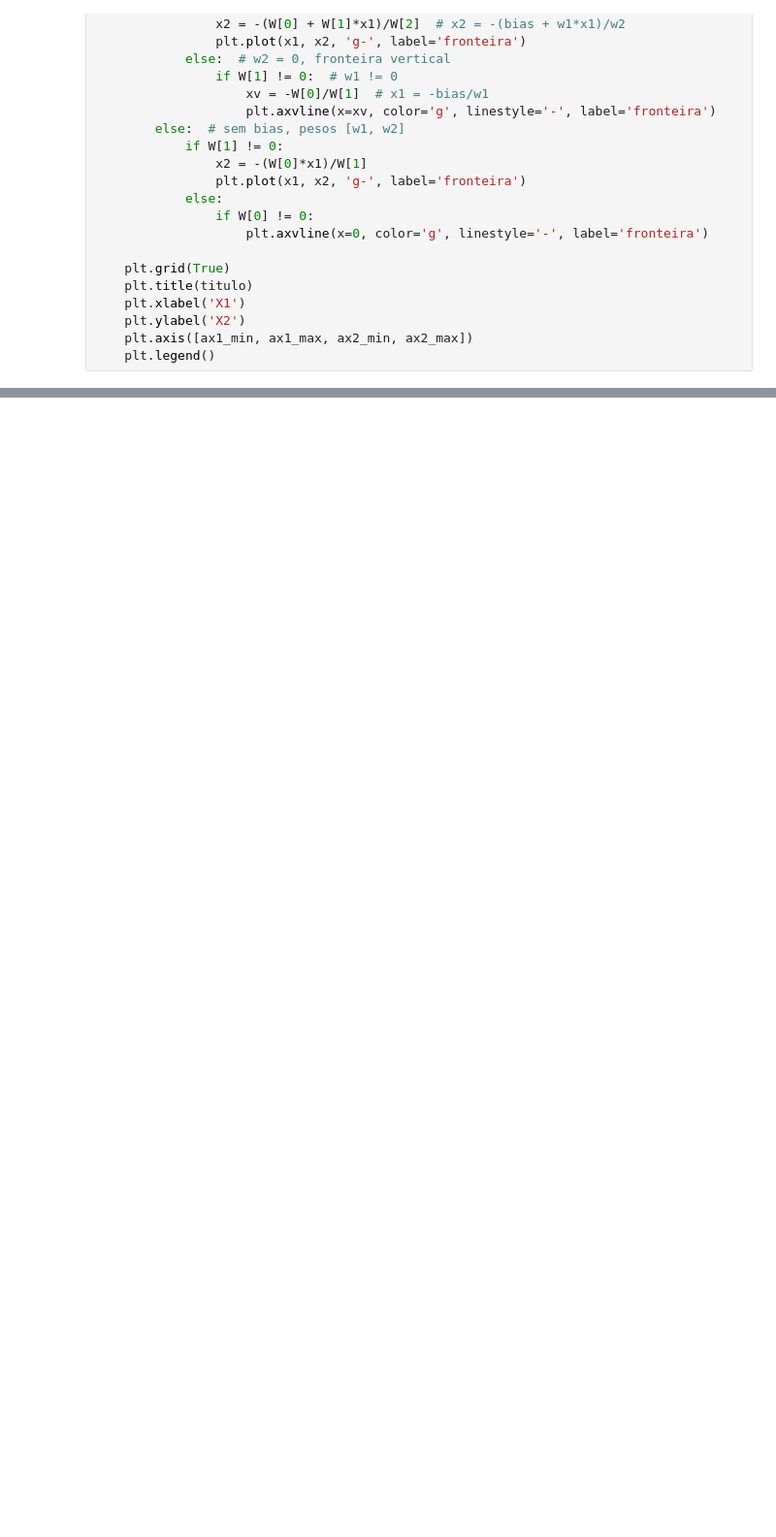
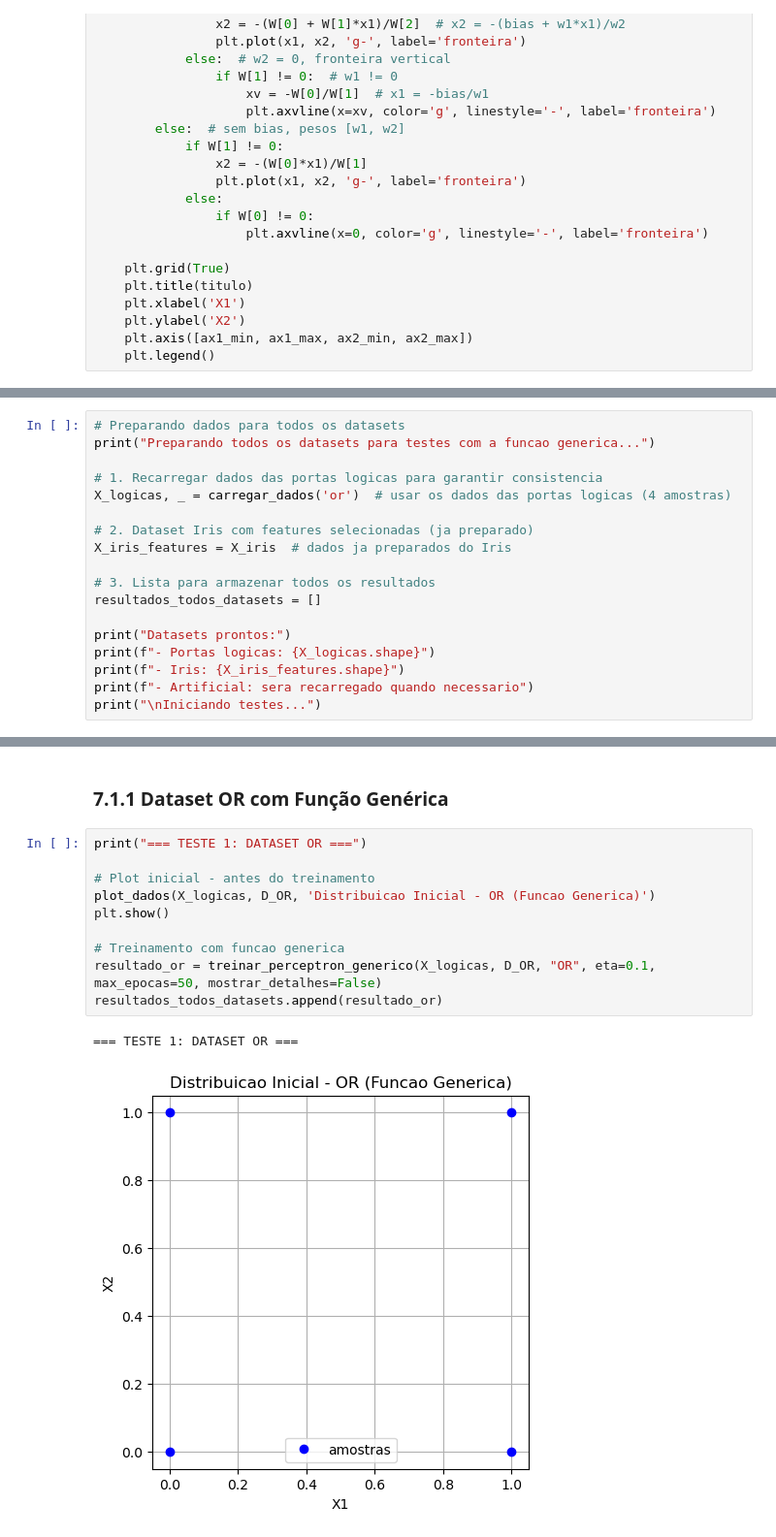
Before and after one commit to patrickcruzutfpr/redes-neurais-aula-02-perceptron, a Jupyter notebook: perceptron_simples.ipynb, the cells around one changed output, grey strips where cells are left out. Shown at 97% size. Drawn from its saved outputs; the diff is of its cells as text; blank space fills up the shorter version.

Commit message:
Feat: implemented a generic function to solve all datasets

```diff
--- a/perceptron_simples.ipynb
+++ b/perceptron_simples.ipynb
@@ -704,0 +705,18 @@ Agora vou testar a função genérica com todos os datasets estudados: OR, AND,
+# %%
+# Preparando dados para todos os datasets
+print("Preparando todos os datasets para testes com a funcao generica...")
+
+# 1. Recarregar dados das portas logicas para garantir consistencia
+X_logicas, _ = carregar_dados('or')  # usar os dados das portas logicas (4 amostras)
+
+# 2. Dataset Iris com features selecionadas (ja preparado)
+X_iris_features = X_iris  # dados ja preparados do Iris
+
+# 3. Lista para armazenar todos os resultados
+resultados_todos_datasets = []
+
+print("Datasets prontos:")
+print(f"- Portas logicas: {X_logicas.shape}")
+print(f"- Iris: {X_iris_features.shape}")
+print(f"- Artificial: sera recarregado quando necessario")
+print("\nIniciando testes...")
@@ -704,0 +731,15 @@ Agora vou testar a função genérica com todos os datasets estudados: OR, AND,
+# %% [markdown]
+### 7.1.1 Dataset OR com Função Genérica
+# %%
+print("=== TESTE 1: DATASET OR ===")
+
+# Plot inicial - antes do treinamento
+plot_dados(X_logicas, D_OR, 'Distribuicao Inicial - OR (Funcao Generica)')
+plt.show()
+
+# Treinamento com funcao generica
+resultado_or = treinar_perceptron_generico(X_logicas, D_OR, "OR", eta=0.1, max_epocas=50, mostrar_detalhes=False)
+resultados_todos_datasets.append(resultado_or)
+# %% [output]
+=== TESTE 1: DATASET OR ===
+[figure, added]
```
Also changed, not shown: parts of 20 cells of this notebook.
